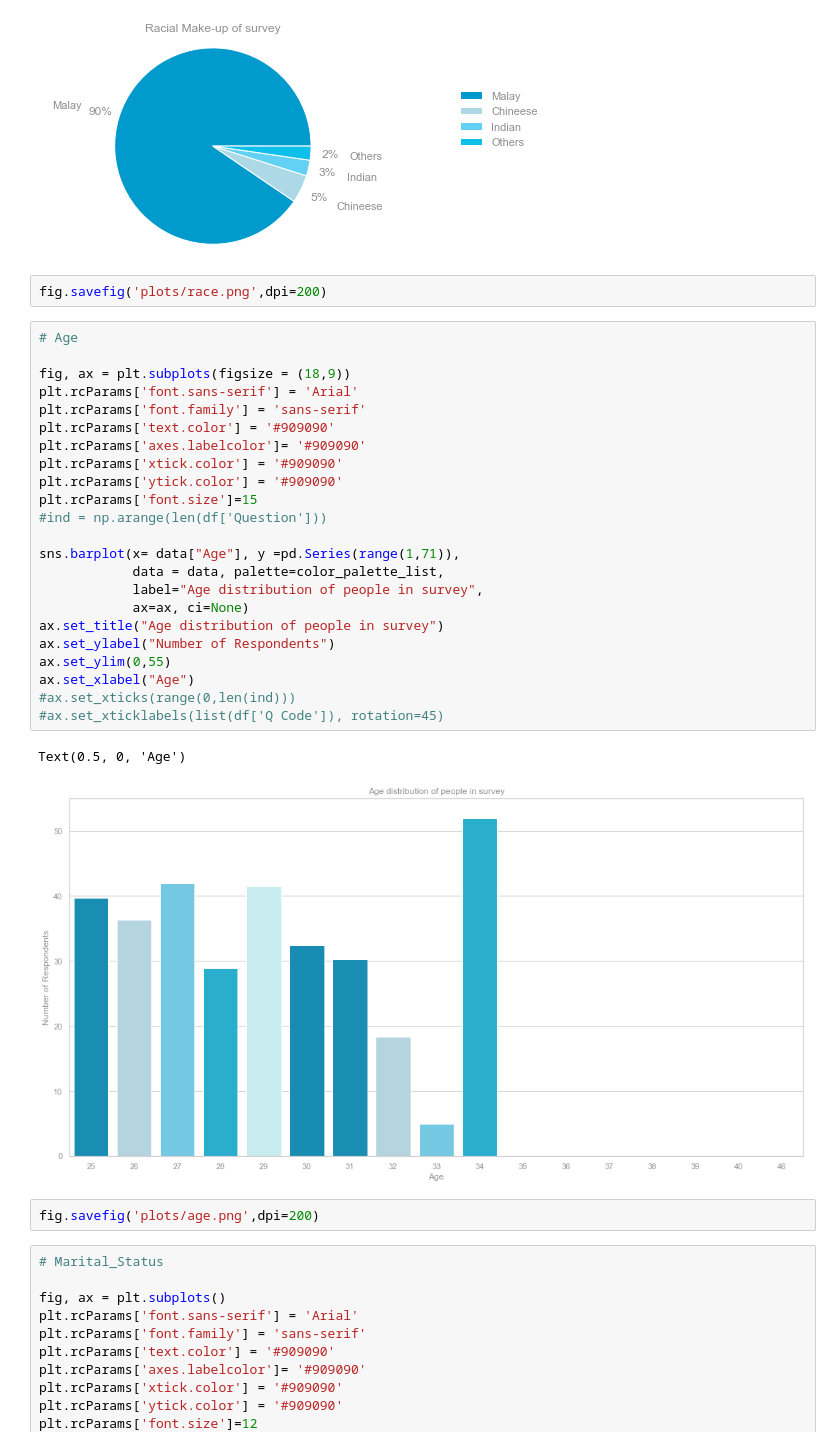
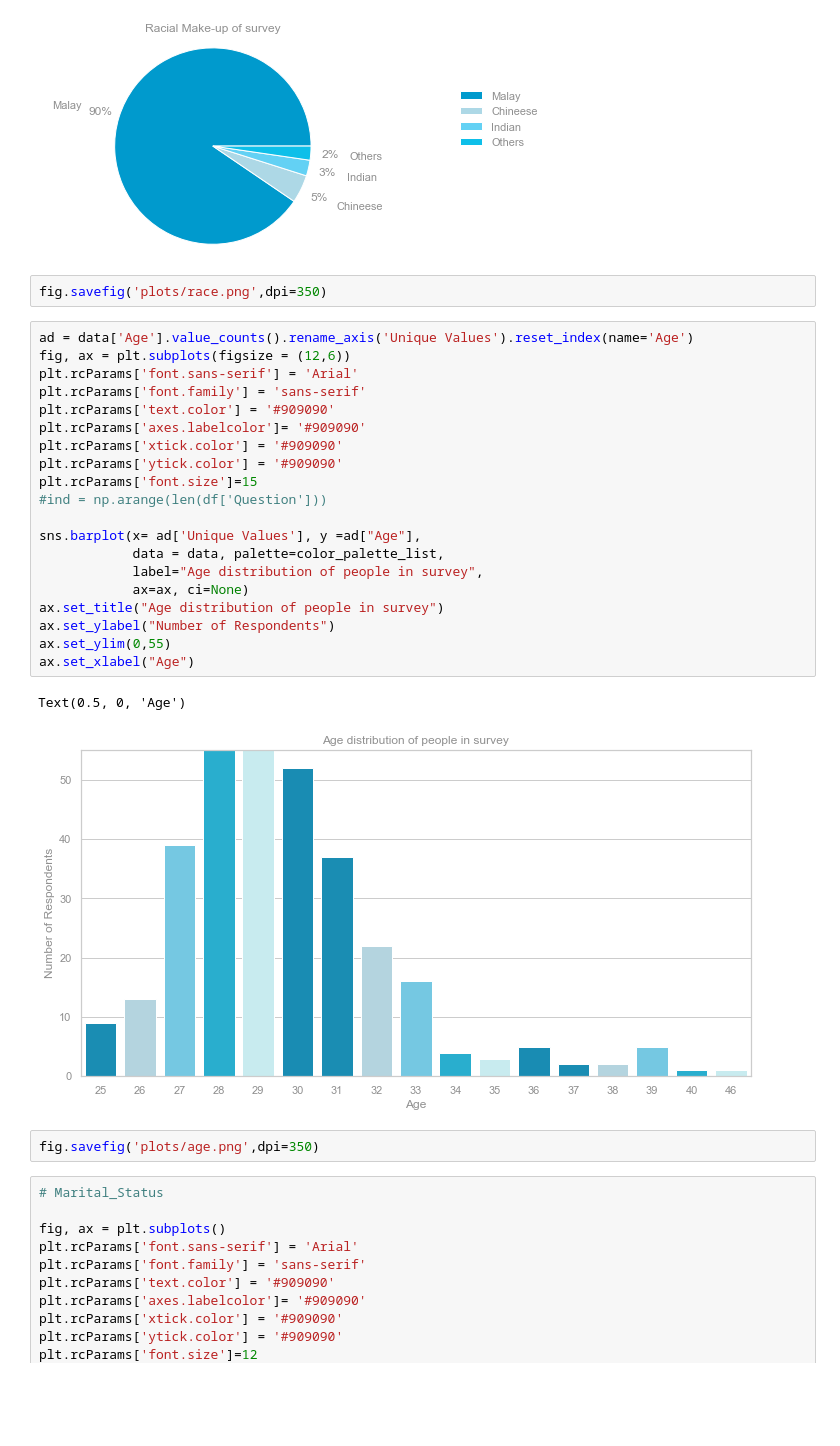
Before and after one commit to CmdrSam/Presenteeism, a Jupyter notebook: Data Visualisation.ipynb, the cells around one changed output. Drawn from its saved outputs; the diff is of its cells as text; blank space fills up the shorter version.

```diff
--- a/Data Visualisation.ipynb
+++ b/Data Visualisation.ipynb
@@ -406,35 +415,32 @@ ax.legend(frameon=False, bbox_to_anchor=(1.5,0.8))
 <matplotlib.legend.Legend at 0x...>
 [figure]
 # %%
-fig.savefig('plots/race.png',dpi=200)
+fig.savefig('plots/race.png',dpi=350)
 # %%
-# Age
-
-fig, ax = plt.subplots(figsize = (18,9))
+ad = data['Age'].value_counts().rename_axis('Unique Values').reset_index(name='Age')
+fig, ax = plt.subplots(figsize = (12,6))
 plt.rcParams['font.sans-serif'] = 'Arial'
 plt.rcParams['font.family'] = 'sans-serif'
 plt.rcParams['text.color'] = '#909090'
 plt.rcParams['axes.labelcolor']= '#909090'
 plt.rcParams['xtick.color'] = '#909090'
 plt.rcParams['ytick.color'] = '#909090'
 plt.rcParams['font.size']=15
 #ind = np.arange(len(df['Question']))
 
-sns.barplot(x= data["Age"], y =pd.Series(range(1,71)),
+sns.barplot(x= ad['Unique Values'], y =ad["Age"],
             data = data, palette=color_palette_list,
             label="Age distribution of people in survey",
             ax=ax, ci=None)
 ax.set_title("Age distribution of people in survey")
 ax.set_ylabel("Number of Respondents")
 ax.set_ylim(0,55)
 ax.set_xlabel("Age")
-#ax.set_xticks(range(0,len(ind)))
-#ax.set_xticklabels(list(df['Q Code']), rotation=45)
 # %% [output]
 Text(0.5, 0, 'Age')
-[figure, old version]
+[figure, new version]
 # %%
-fig.savefig('plots/age.png',dpi=200)
+fig.savefig('plots/age.png',dpi=350)
 # %%
 # Marital_Status
 
```
Also changed, not shown: parts of 13 cells of this notebook, 3 other files.
